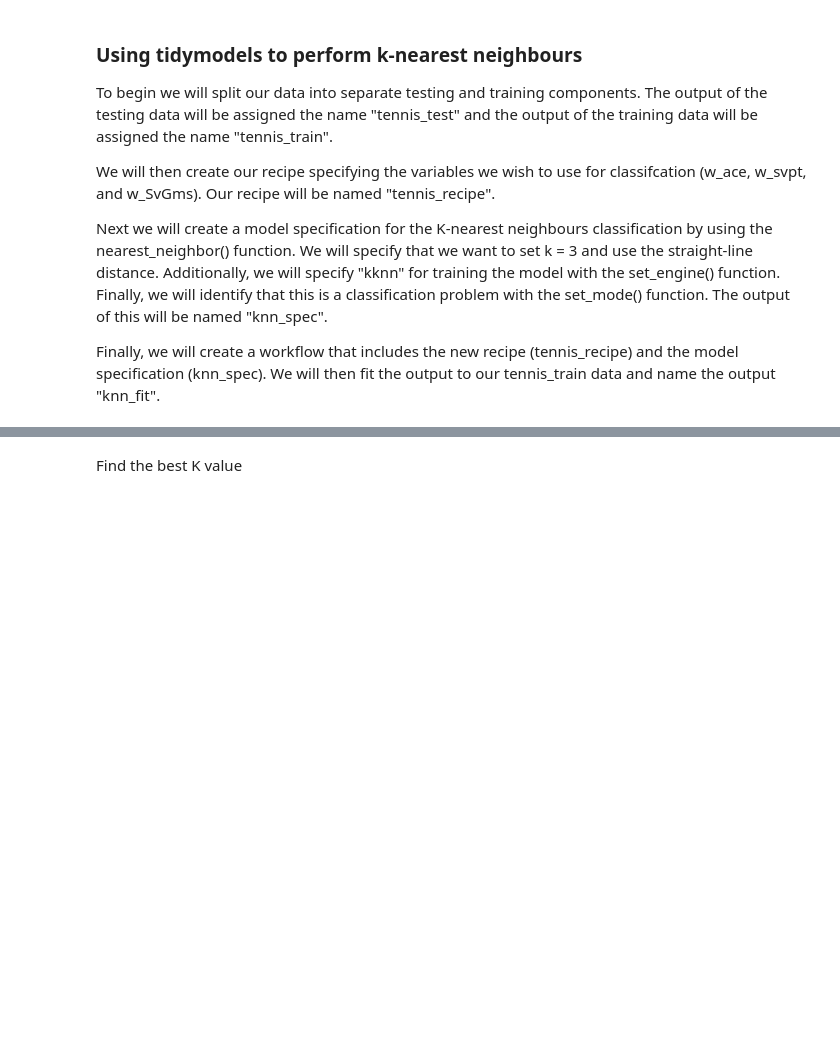
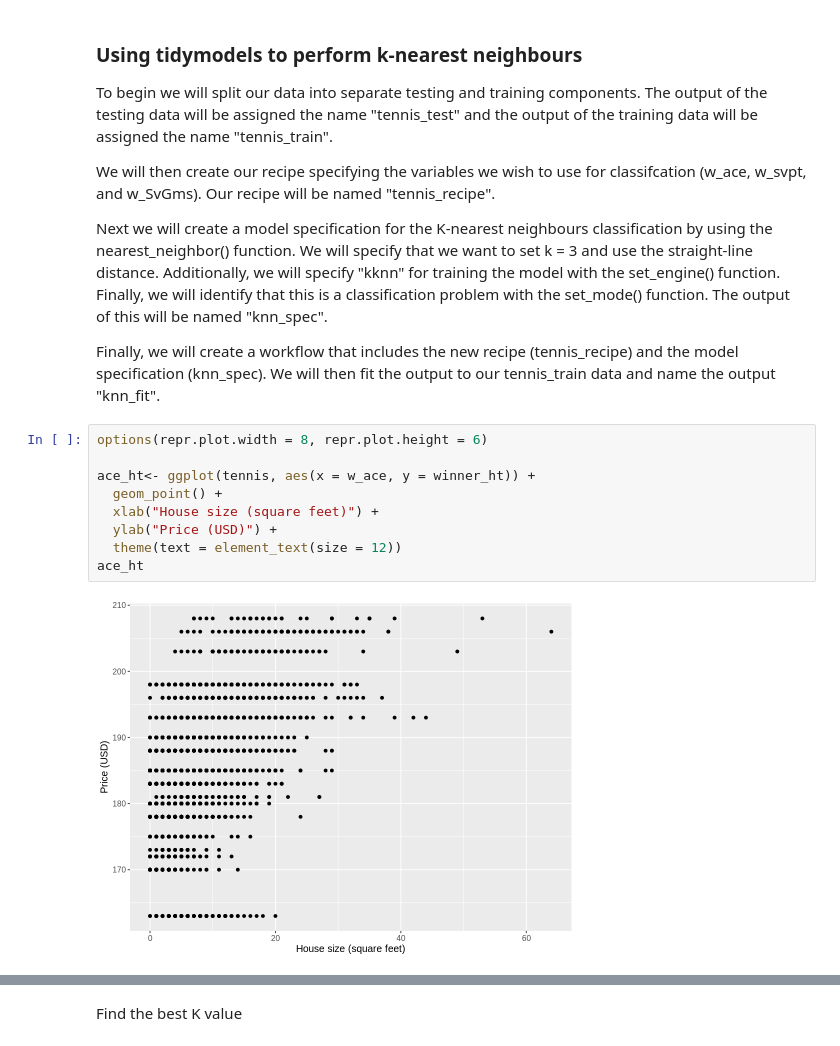
Before and after one commit to Tom0809/Group-Project, a Jupyter notebook: Group Project.ipynb, the cells around one changed output, grey strips where cells are left out. Saved outputs shown, nothing was run; the diff lists cells and outputs as text; blank space fills up the shorter version.

```diff
--- a/Group Project.ipynb
+++ b/Group Project.ipynb
@@ -145,3 +172,14 @@ We will then create our recipe specifying the variables we wish to use for class
 Next we will create a model specification for the K-nearest neighbours classification by using the nearest_neighbor() function. We will specify that we want to set k = 3 and use the straight-line distance. Additionally, we will specify "kknn" for training the model with the set_engine() function. Finally, we will identify that this is a classification problem with the set_mode() function. The output of this will be named "knn_spec".
 
 Finally, we will create a workflow that includes the new recipe (tennis_recipe) and the model specification (knn_spec). We will then fit the output to our tennis_train data and name the output "knn_fit".
+# %%
+options(repr.plot.width = 8, repr.plot.height = 6)
+
+ace_ht<- ggplot(tennis, aes(x = w_ace, y = winner_ht)) +
+  geom_point() +
+  xlab("House size (square feet)") +
+  ylab("Price (USD)") +
+  theme(text = element_text(size = 12))
+ace_ht
+# %% [output]
+[figure, added]
```
Also changed, not shown: parts of 11 cells of this notebook.
